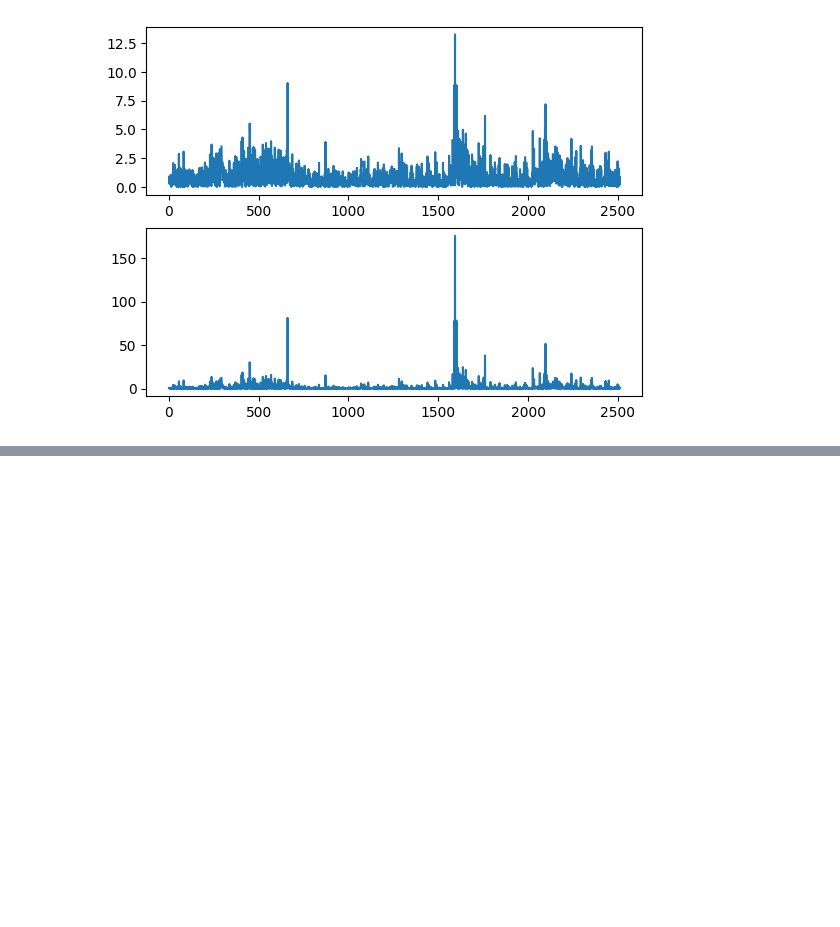
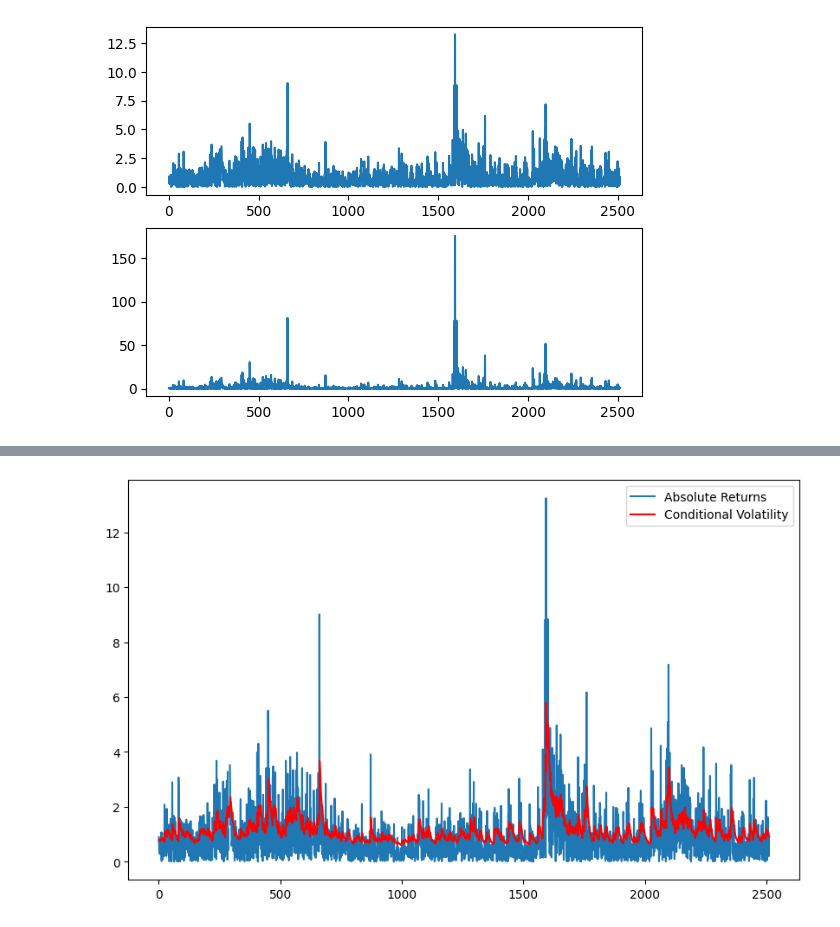
Before and after one commit to iliasra/QuantitativeRiskManagement, a Jupyter notebook: coursework1.ipynb, the cells around one changed output, grey strips where cells are left out. Saved outputs shown, nothing was run; the diff lists cells and outputs as text; code cells hidden in the pictures; blank space fills up the shorter version.

Commit message:
Arma Garch

```diff
--- a/coursework1.ipynb
+++ b/coursework1.ipynb
@@ -76,0 +75,5 @@ from arch import arch_model
+# %%
+# Fit standard GARCH(1,1) model with constant conditional mean and standard normal innovations
+garch11 = arch_model(x, vol='Garch', p=1, q=1, dist='normal', mean='Constant')
+garch11_fit = garch11.fit(disp='off')
+print(garch11_fit.summary())
@@ -76,0 +98,9 @@ from arch import arch_model
+# %%
+# Plot the absolute returns and the conditional volatility
+plt.figure(figsize=(10,6))
+plt.plot(stoxx500['abs_returns'], label='Absolute Returns')
+plt.plot(garch11_fit.conditional_volatility, label='Conditional Volatility', color='red')
+plt.legend()
+plt.show()
+# %% [output]
+[figure, added]
```
Also changed, not shown: parts of 5 cells of this notebook.
